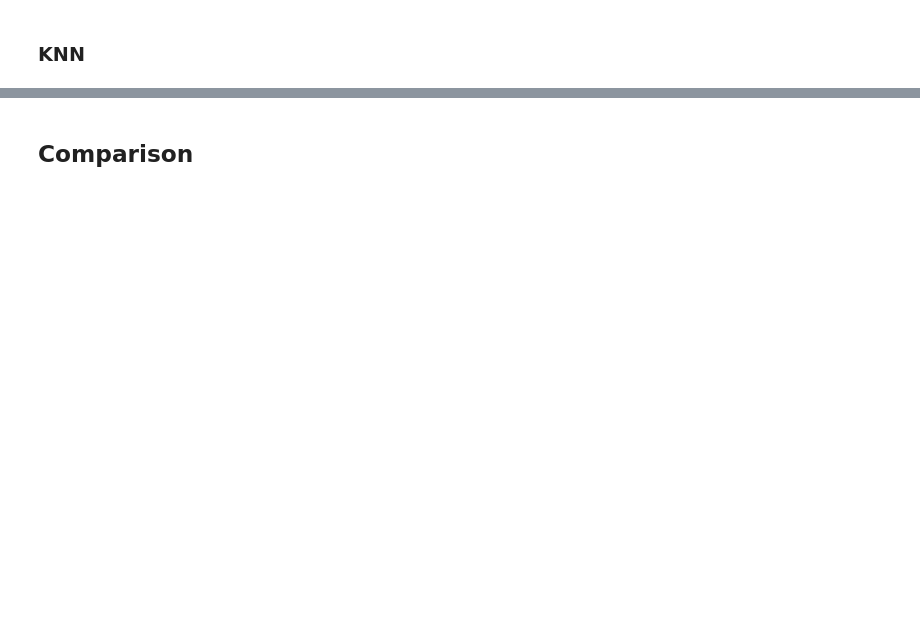
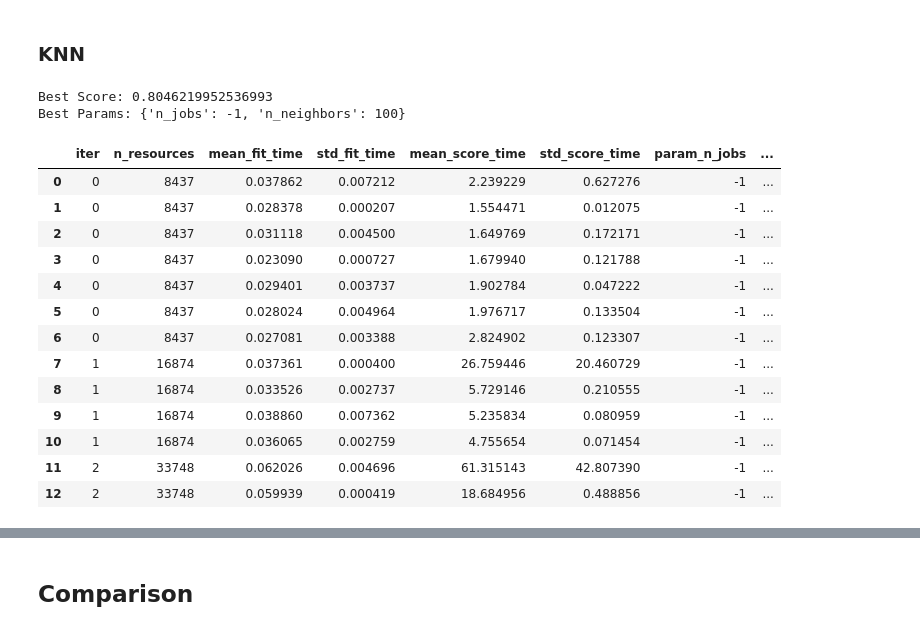
Before and after one commit to mryf323/ml_final_project, a Jupyter notebook: phase1.ipynb, the cells around one changed output, grey strips where cells are left out. Drawn from its saved outputs; the diff is of its cells as text; code cells hidden in the pictures; blank space fills up the shorter version.

```diff
--- a/phase1.ipynb
+++ b/phase1.ipynb
@@ -321,9 +463,27 @@ analysis(Y_test, w2v_svm.predict(X_test_w2v))
 ### KNN
 # %%
 w2v_knn = KNeighborsClassifier()
-w2v_knn = GridSearchCV(estimator=w2v_knn, param_grid=knn_grid, **general_grid_params)
+w2v_knn = HalvingGridSearchCV(estimator=w2v_knn, param_grid=knn_grid, cv = 2, scoring='f1', factor=2)
 w2v_knn.fit(X_train_w2v, Y_train)
-print(f'Best Score: {w2v_svm.best_score_}')
-print(f'Best Params: {w2v_svm.best_params_}')
+print(f'Best Score: {w2v_knn.best_score_}')
+print(f'Best Params: {w2v_knn.best_params_}')
+pd.DataFrame(w2v_knn.cv_results_)
+# %% [output]
+Best Score: 0.8046219952536993
+Best Params: {'n_jobs': -1, 'n_neighbors': 100}
+|  | iter | n_resources | mean_fit_time | std_fit_time | mean_score_time | std_score_time | param_n_jobs | ... |
+| 0 | 0 | 8437 | 0.037862 | 0.007212 | 2.239229 | 0.627276 | -1 | ... |
+| 1 | 0 | 8437 | 0.028378 | 0.000207 | 1.554471 | 0.012075 | -1 | ... |
+| 2 | 0 | 8437 | 0.031118 | 0.004500 | 1.649769 | 0.172171 | -1 | ... |
+| 3 | 0 | 8437 | 0.023090 | 0.000727 | 1.679940 | 0.121788 | -1 | ... |
+| 4 | 0 | 8437 | 0.029401 | 0.003737 | 1.902784 | 0.047222 | -1 | ... |
+| 5 | 0 | 8437 | 0.028024 | 0.004964 | 1.976717 | 0.133504 | -1 | ... |
+| 6 | 0 | 8437 | 0.027081 | 0.003388 | 2.824902 | 0.123307 | -1 | ... |
+| 7 | 1 | 16874 | 0.037361 | 0.000400 | 26.759446 | 20.460729 | -1 | ... |
+| 8 | 1 | 16874 | 0.033526 | 0.002737 | 5.729146 | 0.210555 | -1 | ... |
+| 9 | 1 | 16874 | 0.038860 | 0.007362 | 5.235834 | 0.080959 | -1 | ... |
+| 10 | 1 | 16874 | 0.036065 | 0.002759 | 4.755654 | 0.071454 | -1 | ... |
+| 11 | 2 | 33748 | 0.062026 | 0.004696 | 61.315143 | 42.807390 | -1 | ... |
+| 12 | 2 | 33748 | 0.059939 | 0.000419 | 18.684956 | 0.488856 | -1 | ... |
 # %%
 analysis(Y_test, w2v_svm.predict(X_test_w2v))
```
Also changed, not shown: parts of 23 cells of this notebook, 1 other file.
